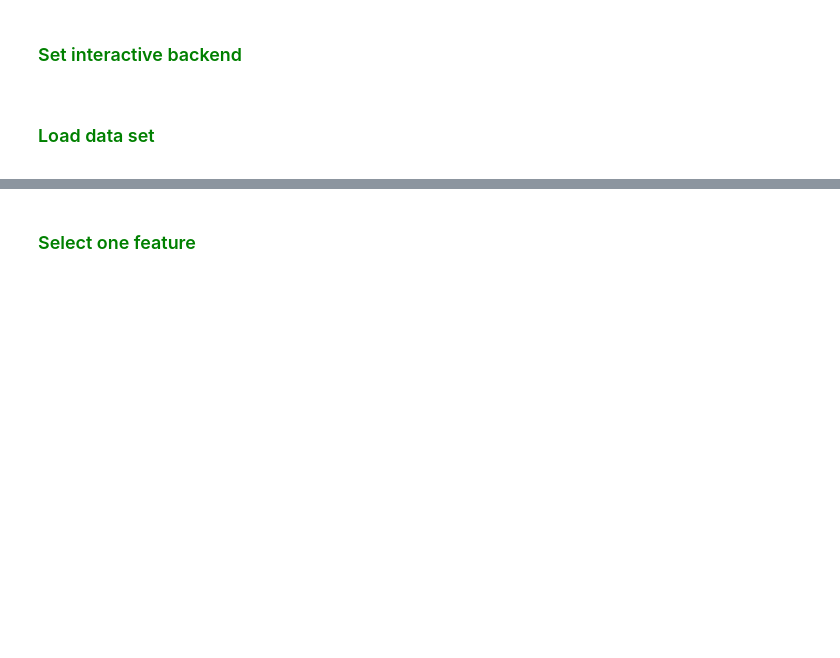
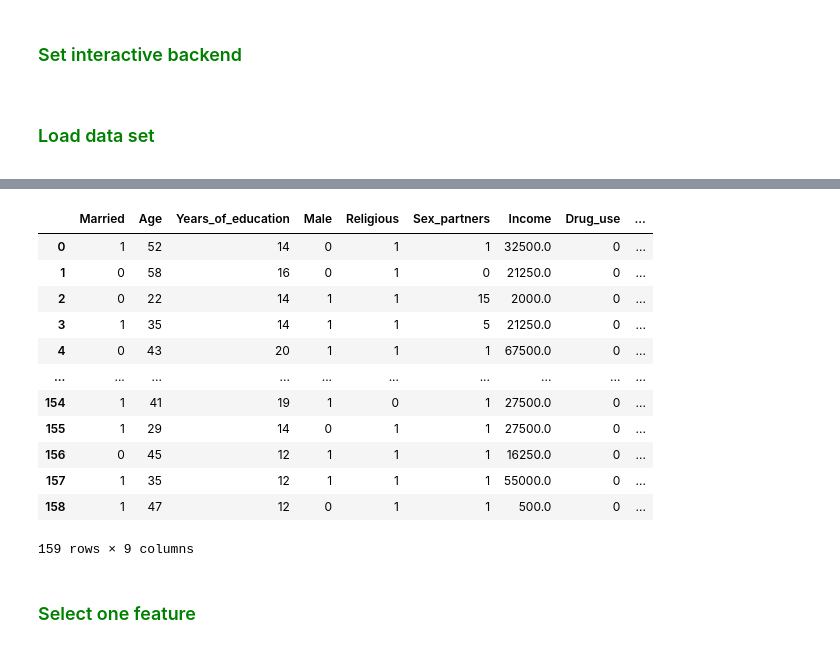
Before and after one commit to cr1msonn/DS_Camp23, a Jupyter notebook: homework/lesson_6_lin_reg_hometask (1).ipynb, the cells around one changed output, grey strips where cells are left out. Cells and saved outputs as stored; diff of their text form; code cells hidden in the pictures; blank space fills up the shorter version.

```diff
--- a/homework/lesson_6_lin_reg_hometask (1).ipynb
+++ b/homework/lesson_6_lin_reg_hometask (1).ipynb
@@ -52,3 +40,19 @@ y = boston.target
+# %%
+df
+# %% [output]
+|  | Married | Age | Years_of_education | Male | Religious | Sex_partners | Income | Drug_use | ... |
+| 0 | 1 | 52 | 14 | 0 | 1 | 1 | 32500.0 | 0 | ... |
+| 1 | 0 | 58 | 16 | 0 | 1 | 0 | 21250.0 | 0 | ... |
+| 2 | 0 | 22 | 14 | 1 | 1 | 15 | 2000.0 | 0 | ... |
+| 3 | 1 | 35 | 14 | 1 | 1 | 5 | 21250.0 | 0 | ... |
+| 4 | 0 | 43 | 20 | 1 | 1 | 1 | 67500.0 | 0 | ... |
+| ... | ... | ... | ... | ... | ... | ... | ... | ... | ... |
+| 154 | 1 | 41 | 19 | 1 | 0 | 1 | 27500.0 | 0 | ... |
+| 155 | 1 | 29 | 14 | 0 | 1 | 1 | 27500.0 | 0 | ... |
+| 156 | 0 | 45 | 12 | 1 | 1 | 1 | 16250.0 | 0 | ... |
+| 157 | 1 | 35 | 12 | 1 | 1 | 1 | 55000.0 | 0 | ... |
+| 158 | 1 | 47 | 12 | 0 | 1 | 1 | 500.0 | 0 | ... |
+159 rows × 9 columns
 # %% [markdown]
 <font color = green >
 
```
Also changed, not shown: parts of 2 cells of this notebook, 1 other file.
